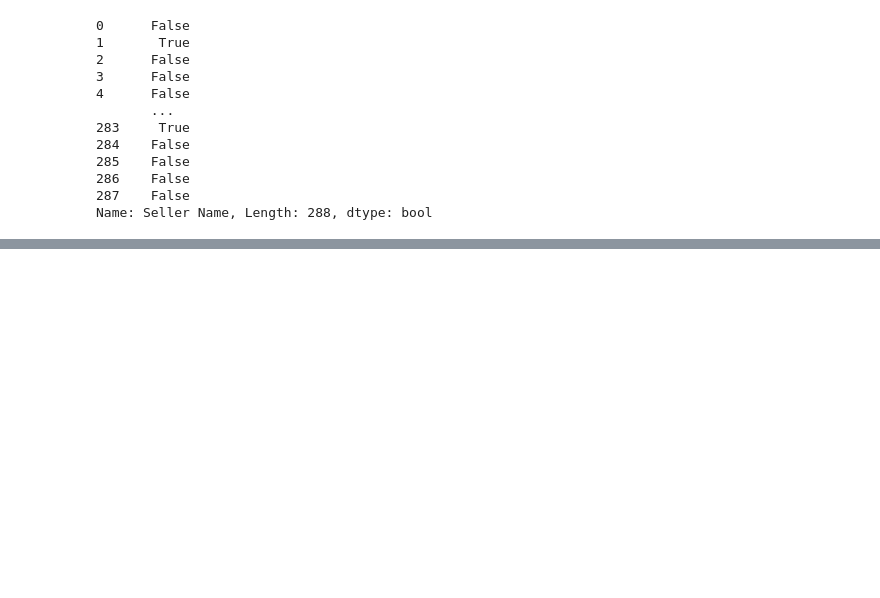
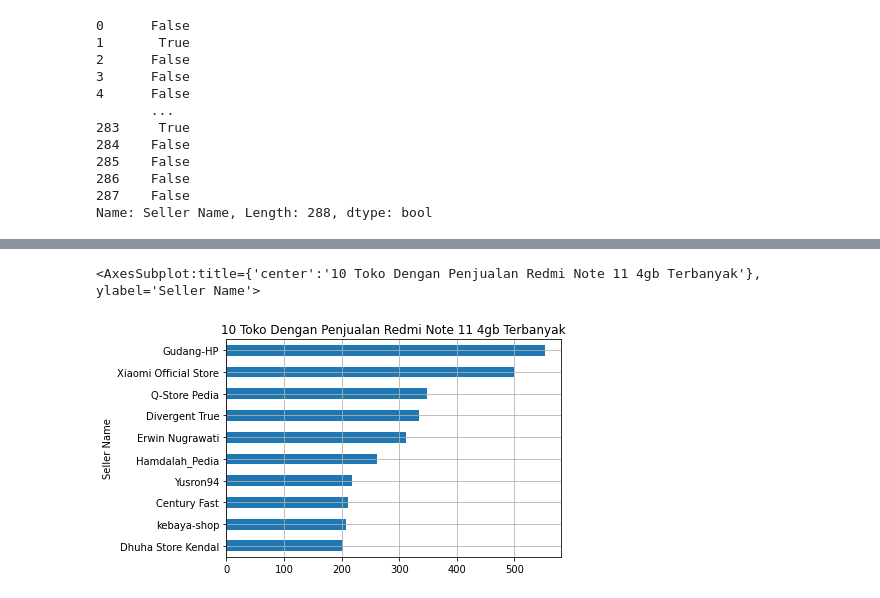
Before and after one commit to prasetyatf/EDA_RedmiNote11_tokped, a Jupyter notebook: analisis.ipynb, the cells around one changed output, grey strips where cells are left out. Cells and saved outputs as stored; diff of their text form; code cells hidden in the pictures; blank space fills up the shorter version.

Commit message:
menambahkan semua kolom yg diperlukan dan visualisasi. tapi masih ada pertanyaan

```diff
--- a/analisis.ipynb
+++ b/analisis.ipynb
@@ -153,0 +106,3 @@ Name: toko_ legend, dtype: float64
+# %%
+df = df.drop([283])
+df = df.drop([282])
@@ -153,0 +115,2 @@ Name: toko_ legend, dtype: float64
+# %%
+df = df.drop([279])
@@ -153,0 +123,3 @@ Name: toko_ legend, dtype: float64
+# %%
+df = df.drop([1])
+df
@@ -153,0 +160,9 @@ Name: toko_ legend, dtype: float64
+# %%
+# sudah tidak ada yang duplikat
+
+# kelompokkan produk terjual berdasar nama toko
+# urutkan dari penjualan produk terbanyak
+
+sold = df.groupby(['Seller Name'])['Sold'].sum()
+sold = sold.sort_values()
+sold
@@ -153,0 +183,5 @@ Name: toko_ legend, dtype: float64
+# %%
+sold.tail(10).plot(kind='barh', title='10 Toko Dengan Penjualan Redmi Note 11 4gb Terbanyak', grid=True)
+# %% [output]
+<AxesSubplot:title={'center':'10 Toko Dengan Penjualan Redmi Note 11 4gb Terbanyak'}, ylabel='Seller Name'>
+[figure, added]
```
Also changed, not shown: parts of 28 cells of this notebook.
